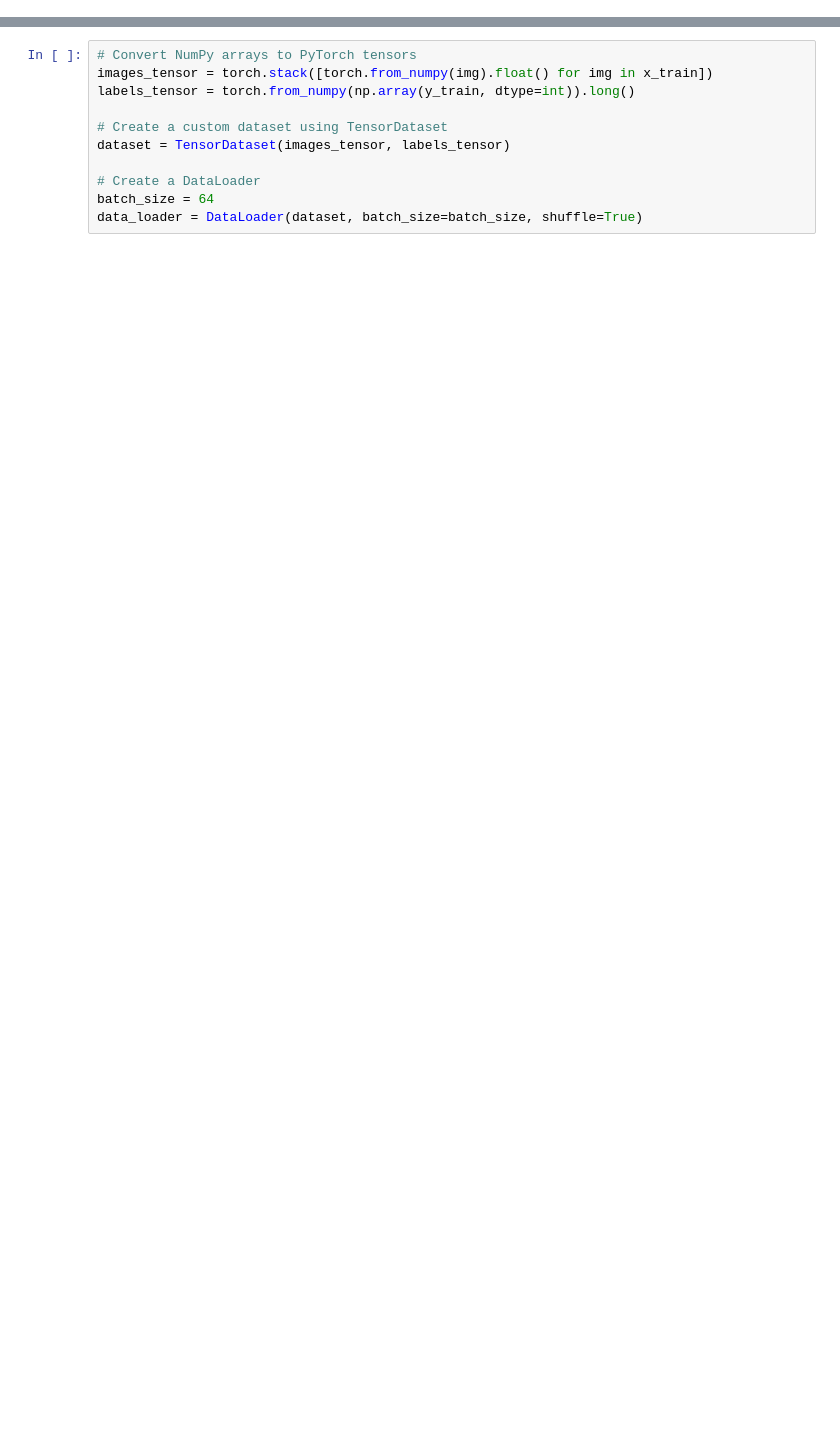
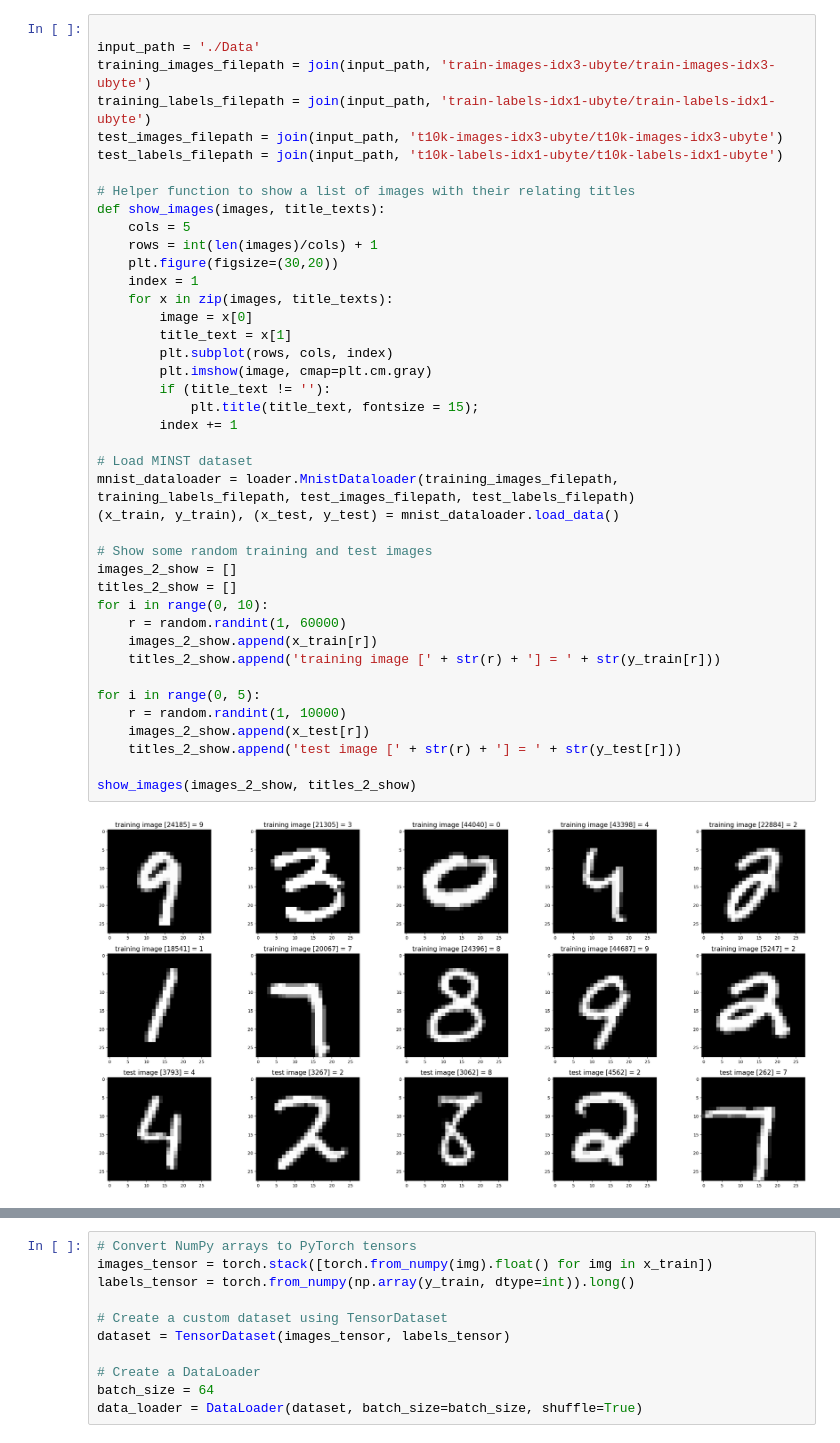
Before and after one commit to TijlJappens/NumberRecognition, a Jupyter notebook: NumberRecognitionTraining/Execution.ipynb, the cells around one changed output, grey strips where cells are left out. Saved outputs shown, nothing was run; the diff lists cells and outputs as text; blank space fills up the shorter version.

```diff
--- a/NumberRecognitionTraining/Execution.ipynb
+++ b/NumberRecognitionTraining/Execution.ipynb
@@ -61 +16,44 @@ show_images(images_2_show, titles_2_show)
+# %%
+
+input_path = './Data'
+training_images_filepath = join(input_path, 'train-images-idx3-ubyte/train-images-idx3-ubyte')
+training_labels_filepath = join(input_path, 'train-labels-idx1-ubyte/train-labels-idx1-ubyte')
+test_images_filepath = join(input_path, 't10k-images-idx3-ubyte/t10k-images-idx3-ubyte')
+test_labels_filepath = join(input_path, 't10k-labels-idx1-ubyte/t10k-labels-idx1-ubyte')
+
+# Helper function to show a list of images with their relating titles
+def show_images(images, title_texts):
+    cols = 5
+    rows = int(len(images)/cols) + 1
+    plt.figure(figsize=(30,20))
+    index = 1
+    for x in zip(images, title_texts):
+        image = x[0]
+        title_text = x[1]
+        plt.subplot(rows, cols, index)
+        plt.imshow(image, cmap=plt.cm.gray)
+        if (title_text != ''):
+            plt.title(title_text, fontsize = 15);
+        index += 1
+
+# Load MINST dataset
+mnist_dataloader = loader.MnistDataloader(training_images_filepath, training_labels_filepath, test_images_filepath, test_labels_filepath)
+(x_train, y_train), (x_test, y_test) = mnist_dataloader.load_data()
+
+# Show some random training and test images
+images_2_show = []
+titles_2_show = []
+for i in range(0, 10):
+    r = random.randint(1, 60000)
+    images_2_show.append(x_train[r])
+    titles_2_show.append('training image [' + str(r) + '] = ' + str(y_train[r]))
+
+for i in range(0, 5):
+    r = random.randint(1, 10000)
+    images_2_show.append(x_test[r])
+    titles_2_show.append('test image [' + str(r) + '] = ' + str(y_test[r]))
+
+show_images(images_2_show, titles_2_show)
+# %% [output]
+[figure, added]
 # %%
```
Also changed, not shown: parts of 19 cells of this notebook, 14 other files.
